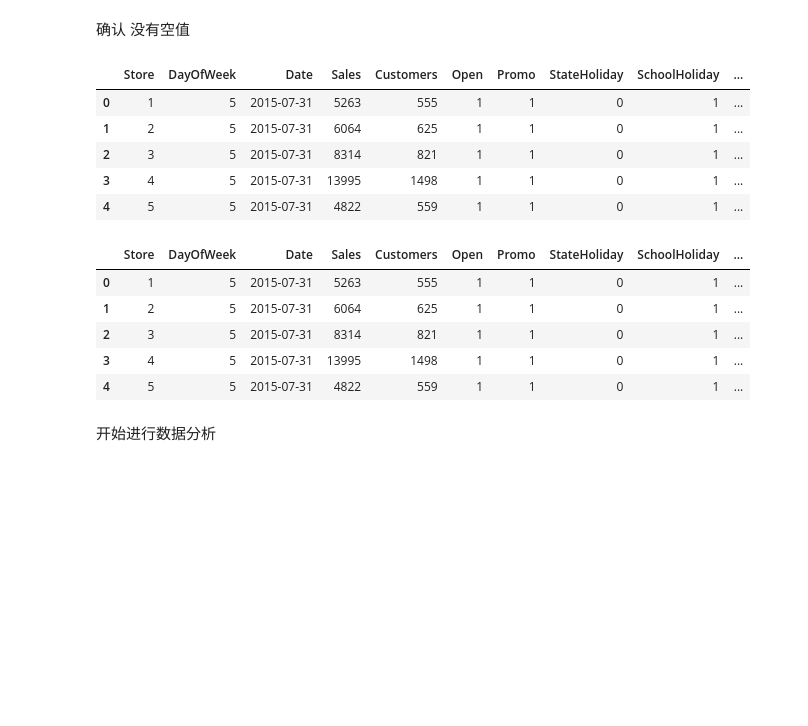
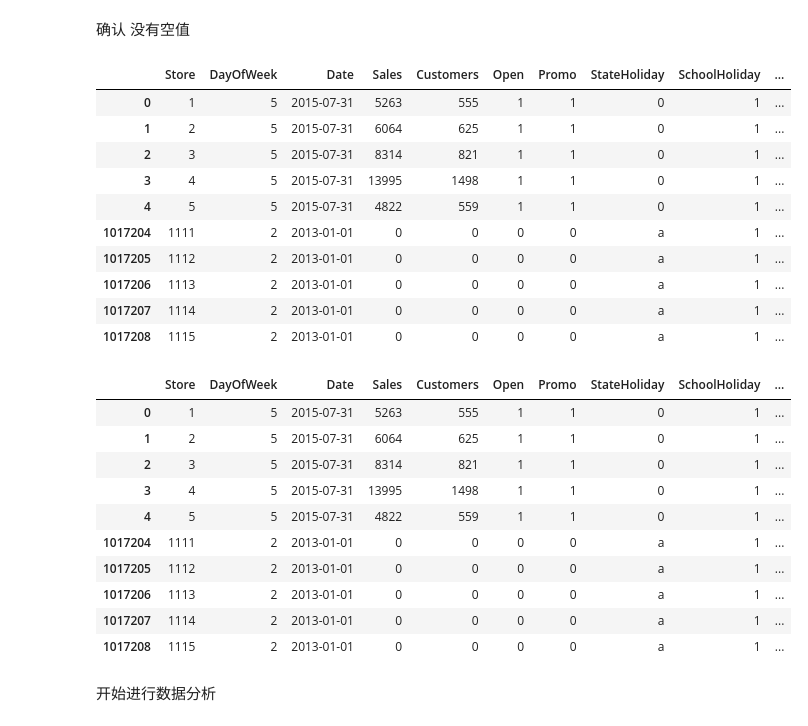
Before and after one commit to lirong1986/-rossmann-store-sales, a Jupyter notebook: rossmann-store-sales-final.ipynb, the cells around one changed output. Cells and saved outputs as stored; diff of their text form; code cells hidden in the pictures; blank space fills up the shorter version.

```diff
--- a/rossmann-store-sales-final.ipynb
+++ b/rossmann-store-sales-final.ipynb
@@ -11,7 +11,7 @@ import seaborn as sns
 #这里1、使用format进行字符串的格式化操作
 #2、运用 python的with 方法方便的进行异常的处理，和对资源的清理，省了些 try catch finally的步骤
 def open_csv(csv_name):
-    with open(r'D:\ml\rossmann-store-sales\rossmann-store-sales\{}'.format(csv_name)) as f:
+    with open(r'D:\ml\rossmann-store-sales\{}'.format(csv_name)) as f:
         data = pd.read_csv(f)
     return data
 # %%
@@ -280,3 +280,5 @@ data_train.StateHoliday.unique()
 array(['0', 'a', 'b', 'c', 0], dtype=object)
 # %% [markdown]
 这个数据有点奇怪，有两个0 的数据 需要进行处理，合并，同时字母需要进行数值化
+# %%
+data_train.StateHoliday.replace(0,'0',inplace = True)
@@ -348,19 +354,24 @@ dtype: int64
 # %%
 #生成新数据
 data_train_new=pd.merge(data_train,data_store,on='Store',how='left')
 data_train_new.Date=pd.to_datetime(data_train_new.Date)
-data_train_new.head()
+data_train_new.head().append(data_train_new.tail())
 # %% [output]
 |  | Store | DayOfWeek | Date | Sales | Customers | Open | Promo | StateHoliday | SchoolHoliday | ... |
 | 0 | 1 | 5 | 2015-07-31 | 5263 | 555 | 1 | 1 | 0 | 1 | ... |
 | 1 | 2 | 5 | 2015-07-31 | 6064 | 625 | 1 | 1 | 0 | 1 | ... |
 | 2 | 3 | 5 | 2015-07-31 | 8314 | 821 | 1 | 1 | 0 | 1 | ... |
 | 3 | 4 | 5 | 2015-07-31 | 13995 | 1498 | 1 | 1 | 0 | 1 | ... |
 | 4 | 5 | 5 | 2015-07-31 | 4822 | 559 | 1 | 1 | 0 | 1 | ... |
+| 1017204 | 1111 | 2 | 2013-01-01 | 0 | 0 | 0 | 0 | a | 1 | ... |
+| 1017205 | 1112 | 2 | 2013-01-01 | 0 | 0 | 0 | 0 | a | 1 | ... |
+| 1017206 | 1113 | 2 | 2013-01-01 | 0 | 0 | 0 | 0 | a | 1 | ... |
+| 1017207 | 1114 | 2 | 2013-01-01 | 0 | 0 | 0 | 0 | a | 1 | ... |
+| 1017208 | 1115 | 2 | 2013-01-01 | 0 | 0 | 0 | 0 | a | 1 | ... |
 # %%
 data_test_new=pd.merge(data_train,data_store,on='Store',how='left')
 data_test_new.Date=pd.to_datetime(data_train_new.Date)
-data_test_new.head()
+data_test_new.head().append(data_test_new.tail())
 # %% [output]
 |  | Store | DayOfWeek | Date | Sales | Customers | Open | Promo | StateHoliday | SchoolHoliday | ... |
 | 0 | 1 | 5 | 2015-07-31 | 5263 | 555 | 1 | 1 | 0 | 1 | ... |
@@ -368,6 +379,11 @@ data_test_new.head()
 | 2 | 3 | 5 | 2015-07-31 | 8314 | 821 | 1 | 1 | 0 | 1 | ... |
 | 3 | 4 | 5 | 2015-07-31 | 13995 | 1498 | 1 | 1 | 0 | 1 | ... |
 | 4 | 5 | 5 | 2015-07-31 | 4822 | 559 | 1 | 1 | 0 | 1 | ... |
+| 1017204 | 1111 | 2 | 2013-01-01 | 0 | 0 | 0 | 0 | a | 1 | ... |
+| 1017205 | 1112 | 2 | 2013-01-01 | 0 | 0 | 0 | 0 | a | 1 | ... |
+| 1017206 | 1113 | 2 | 2013-01-01 | 0 | 0 | 0 | 0 | a | 1 | ... |
+| 1017207 | 1114 | 2 | 2013-01-01 | 0 | 0 | 0 | 0 | a | 1 | ... |
+| 1017208 | 1115 | 2 | 2013-01-01 | 0 | 0 | 0 | 0 | a | 1 | ... |
 # %% [markdown]
 开始进行数据分析
 # %%
```
Also changed, not shown: parts of 21 cells of this notebook, 1 other file.
